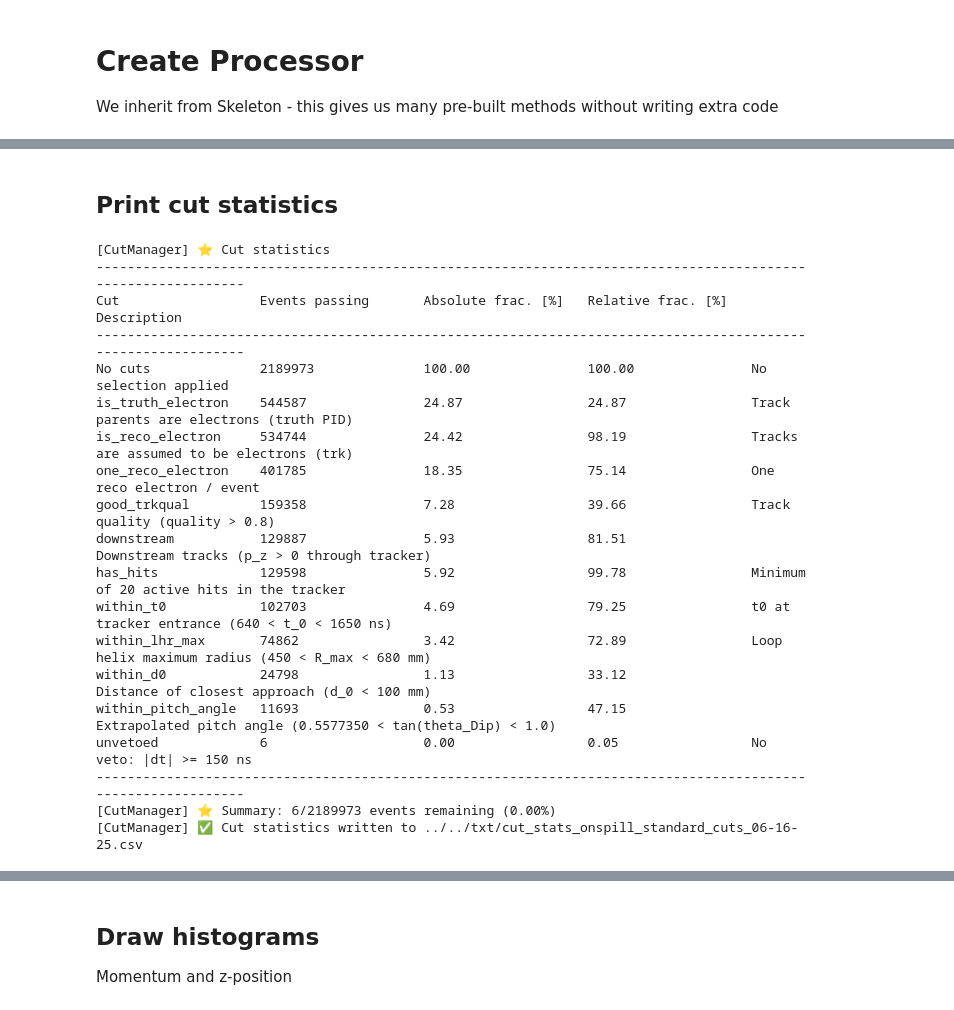
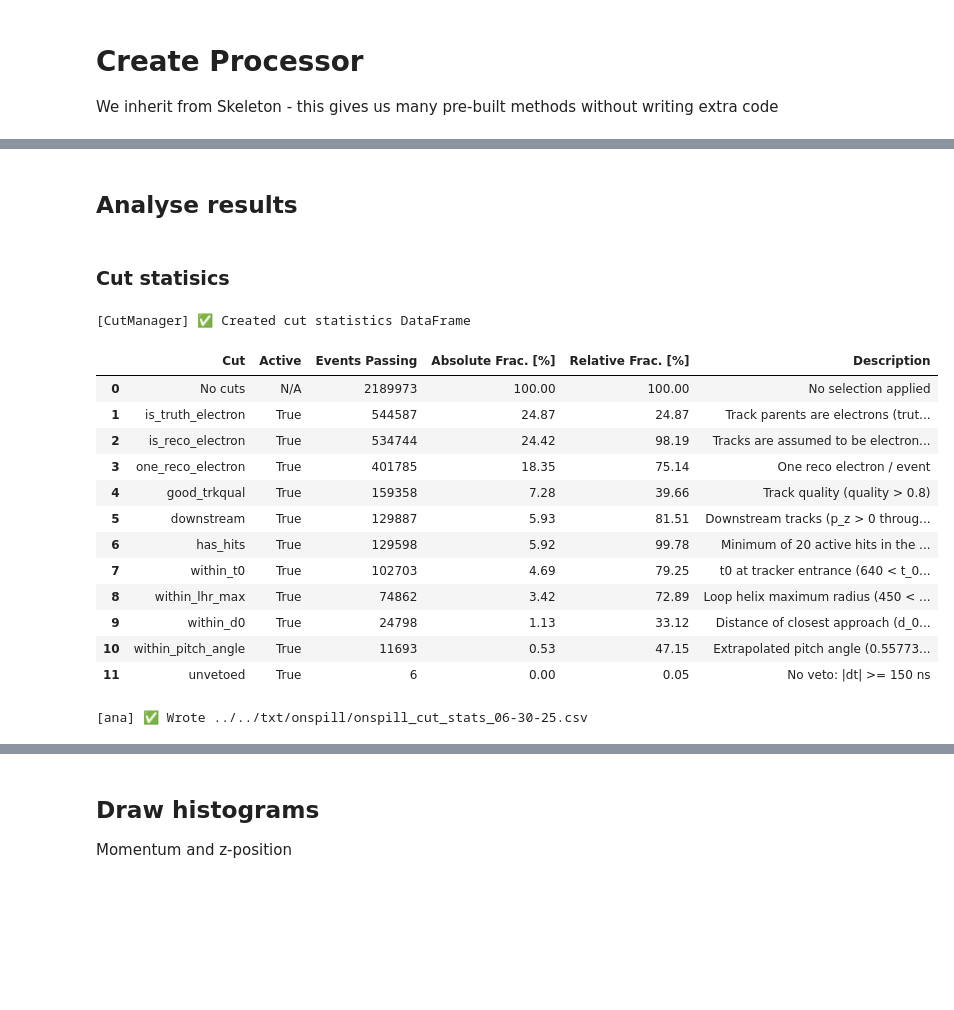
Before and after one commit to victordorojan/mu2e_cosmic_ana, a Jupyter notebook: ana/onspill/ana.ipynb, the cells around one changed output, grey strips where cells are left out. Saved outputs shown, nothing was run; the diff lists cells and outputs as text; code cells hidden in the pictures; blank space fills up the shorter version.

```diff
--- a/ana/onspill/ana.ipynb
+++ b/ana/onspill/ana.ipynb
@@ -207,39 +207,2 @@ print(results[0])
 # %% [markdown]
-## Print cut statistics
+## Analyse results
-# %%
-# Helper to convert the cut stats into a list
-def get_stats_list(results):
-    stats = []
-    if isinstance(results, list):
-        for result in results:
-            if "cut_stats" in result:
-                stats.append(result["cut_stats"])
-    else:
-        stats.append(results["cut_stats"])
-    return stats
-
-stats = get_stats_list(results)
-
-cut_manager = CutManager()
-combined_stats = cut_manager.combine_cut_stats(stats)
-cut_manager.print_cut_stats(stats=combined_stats, active_only=True, csv_name=f"../../txt/cut_stats_{spill}_{tag}.csv")
-# %% [output]
-[CutManager] ⭐️ Cut statistics
---------------------------------------------------------------------------------------------------------------
-Cut                  Events passing       Absolute frac. [%]   Relative frac. [%]   Description
---------------------------------------------------------------------------------------------------------------
-No cuts              2189973              100.00               100.00               No selection applied
-is_truth_electron    544587               24.87                24.87                Track parents are electrons (truth PID)
-is_reco_electron     534744               24.42                98.19                Tracks are assumed to be electrons (trk)
-one_reco_electron    401785               18.35                75.14                One reco electron / event
-good_trkqual         159358               7.28                 39.66                Track quality (quality > 0.8)
-downstream           129887               5.93                 81.51                Downstream tracks (p_z > 0 through tracker)
-has_hits             129598               5.92                 99.78                Minimum of 20 active hits in the tracker
-within_t0            102703               4.69                 79.25                t0 at tracker entrance (640 < t_0 < 1650 ns)
-within_lhr_max       74862                3.42                 72.89                Loop helix maximum radius (450 < R_max < 680 mm)
-within_d0            24798                1.13                 33.12                Distance of closest approach (d_0 < 100 mm)
-within_pitch_angle   11693                0.53                 47.15                Extrapolated pitch angle (0.5577350 < tan(theta_Dip) < 1.0)
-unvetoed             6                    0.00                 0.05                 No veto: |dt| >= 150 ns
---------------------------------------------------------------------------------------------------------------
-[CutManager] ⭐️ Summary: 6/2189973 events remaining (0.00%)
-[CutManager] ✅ Cut statistics written to ../../txt/cut_stats_onspill_standard_cuts_06-16-25.csv
@@ -247,0 +209,28 @@ unvetoed             6                    0.00                 0.05
+# %% [markdown]
+### Cut statisics
+# %%
+cut_manager = CutManager()
+def get_cut_stats_df(out_path=f"../../txt/{ds_type}/{ds_type}_cut_stats_{today}.csv"):
+    df_stats = cut_manager.get_cut_stats(stats=stats, active_only=True, printout=False)
+    df_stats.to_csv(out_path, index=False)
+    display(df_stats)
+    logger.log(f"Wrote {out_path}", "success")
+    return df_stats
+
+df_stats = get_cut_stats_df()
+# %% [output]
+[CutManager] ✅ Created cut statistics DataFrame
+|  | Cut | Active | Events Passing | Absolute Frac. [%] | Relative Frac. [%] | Description |
+| 0 | No cuts | N/A | 2189973 | 100.00 | 100.00 | No selection applied |
+| 1 | is_truth_electron | True | 544587 | 24.87 | 24.87 | Track parents are electrons (trut... |
+| 2 | is_reco_electron | True | 534744 | 24.42 | 98.19 | Tracks are assumed to be electron... |
+| 3 | one_reco_electron | True | 401785 | 18.35 | 75.14 | One reco electron / event |
+| 4 | good_trkqual | True | 159358 | 7.28 | 39.66 | Track quality (quality > 0.8) |
+| 5 | downstream | True | 129887 | 5.93 | 81.51 | Downstream tracks (p_z > 0 throug... |
+| 6 | has_hits | True | 129598 | 5.92 | 99.78 | Minimum of 20 active hits in the ... |
+| 7 | within_t0 | True | 102703 | 4.69 | 79.25 | t0 at tracker entrance (640 < t_0... |
+| 8 | within_lhr_max | True | 74862 | 3.42 | 72.89 | Loop helix maximum radius (450 < ... |
+| 9 | within_d0 | True | 24798 | 1.13 | 33.12 | Distance of closest approach (d_0... |
+| 10 | within_pitch_angle | True | 11693 | 0.53 | 47.15 | Extrapolated pitch angle (0.55773... |
+| 11 | unvetoed | True | 6 | 0.00 | 0.05 | No veto: |dt| >= 150 ns |
+[ana] ✅ Wrote ../../txt/onspill/onspill_cut_stats_06-30-25.csv
```
Also changed, not shown: parts of 28 cells of this notebook, 6 other files.
